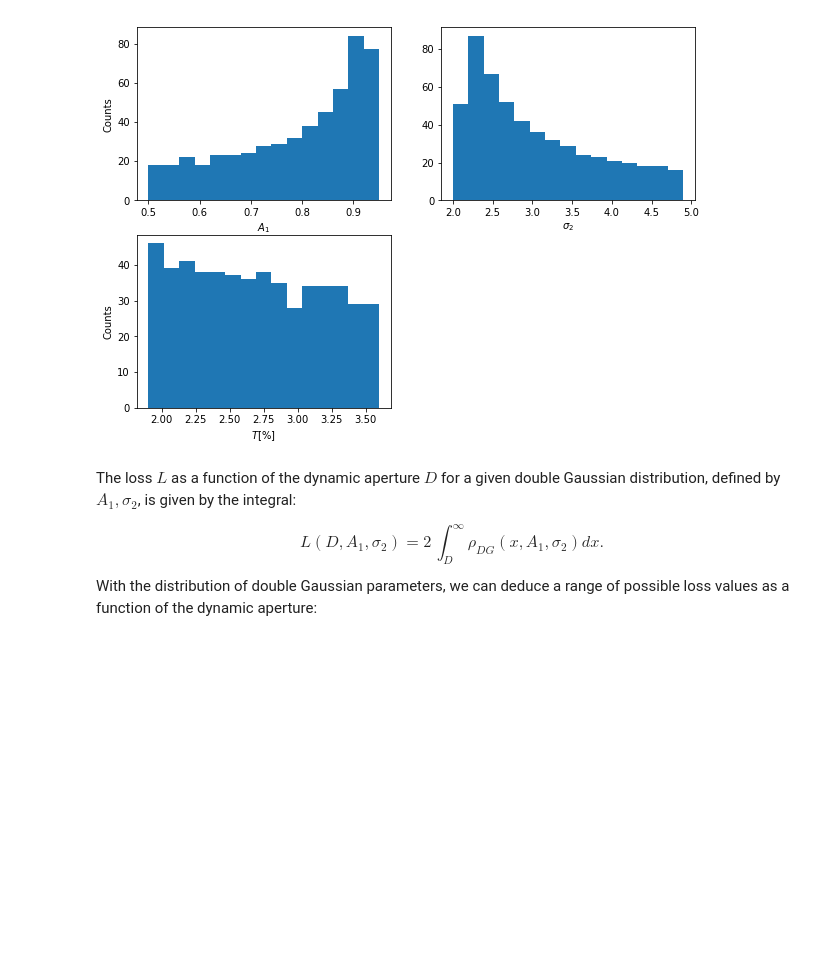
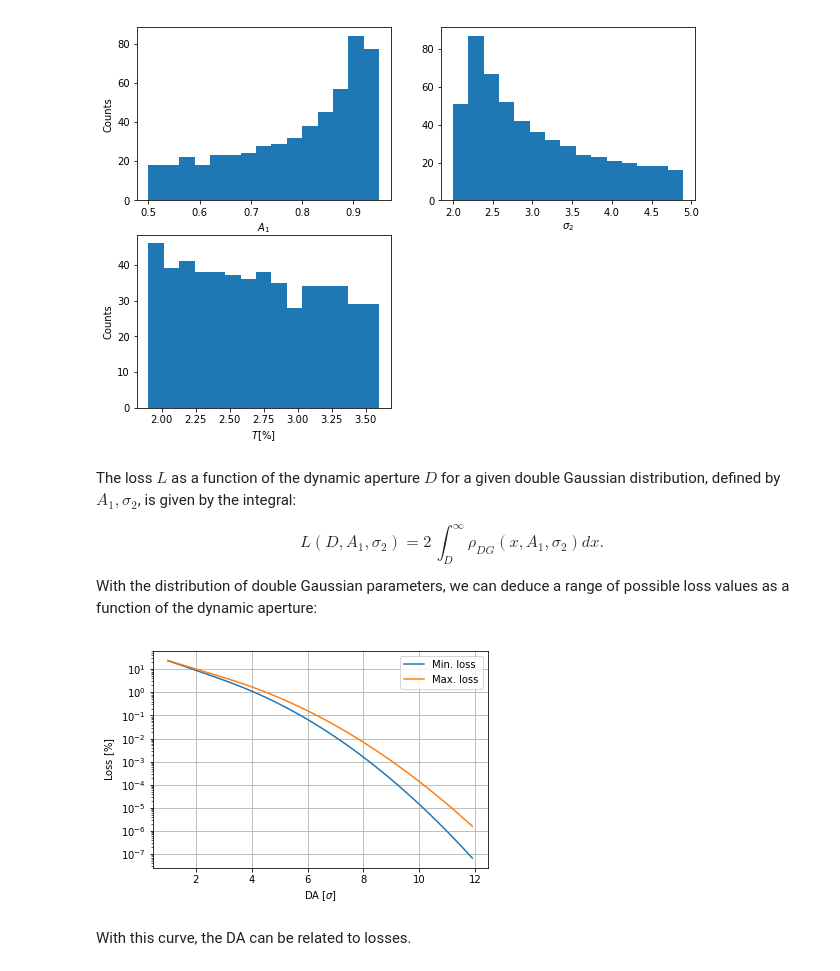
Before and after one commit to mtitze/HL-LHC, a Jupyter notebook: analysis_distributions.ipynb, the cells around one changed output. Saved outputs shown, nothing was run; the diff lists cells and outputs as text; code cells hidden in the pictures; blank space fills up the shorter version.

```diff
--- a/analysis_distributions.ipynb
+++ b/analysis_distributions.ipynb
@@ -227,3 +229,41 @@ The loss $L$ as a function of the dynamic aperture $D$ for a given double Gaussi
 
 $$ L(D,A_1,\sigma_2) = 2 \, \int_{D}^{\infty} \rho_{DG}(x,A_1,\sigma_2) dx .$$
 With the distribution of double Gaussian parameters, we can deduce a range of possible loss values as a function of the dynamic aperture:
+# %%
+physical_dgauss_functions = _data    # assign the set of physical dgaussian functions to a new variable
+# %%
+def get_loss_from_da(da):
+    '''Returns the minimum,maximum and mean expectable loss for a given DA'''
+
+    loss = []
+    for _, line in physical_dgauss_functions.head().iterrows():
+        _a1, _sig2 = line['a1'], line['sig2']
+
+        # initialize the gaussian
+        dg = dgauss(a1=_a1,sig1=1,sig2=_sig2)
+
+        # append the relevant quantities
+        loss.append([_a1,_sig2,dg.integrate([[da,np.inf]])])
+
+    loss = pd.DataFrame(loss,columns=['a1','sig2','loss'])
+
+    return loss.loss.min(), loss.loss.max(), loss.loss.mean()
+# %%
+_losses = []
+for _da in np.arange(1,12,0.1):
+    _minl, _maxl, _avgl = get_loss_from_da(_da)
+    _losses.append([_da, _minl, _maxl, _avgl])
+_losses = pd.DataFrame(_losses, columns=['da','minl','maxl','avgl'])
+# %%
+plt.plot(_losses.da,_losses.minl*1e2,label='Min. loss')
+plt.plot(_losses.da,_losses.maxl*1e2,label='Max. loss')
+plt.xlabel(r'DA [$\sigma$]')
+plt.ylabel(r'Loss [$\%$]')
+plt.yscale('log')
+plt.grid()
+plt.legend()
+plt.show()
+# %% [output]
+[figure, added]
+# %% [markdown]
+With this curve, the DA can be related to losses.
```
Also changed, not shown: parts of 1 cell of this notebook.
